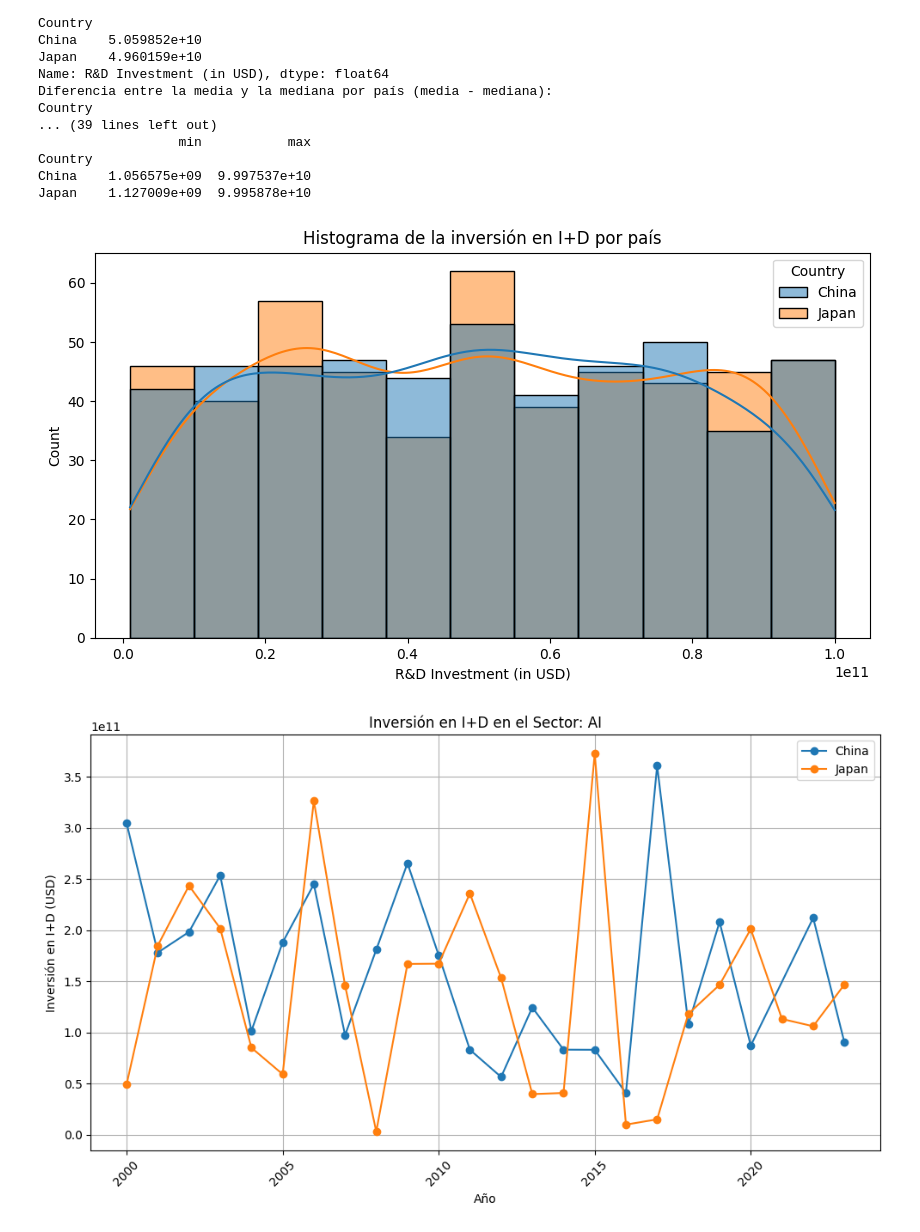
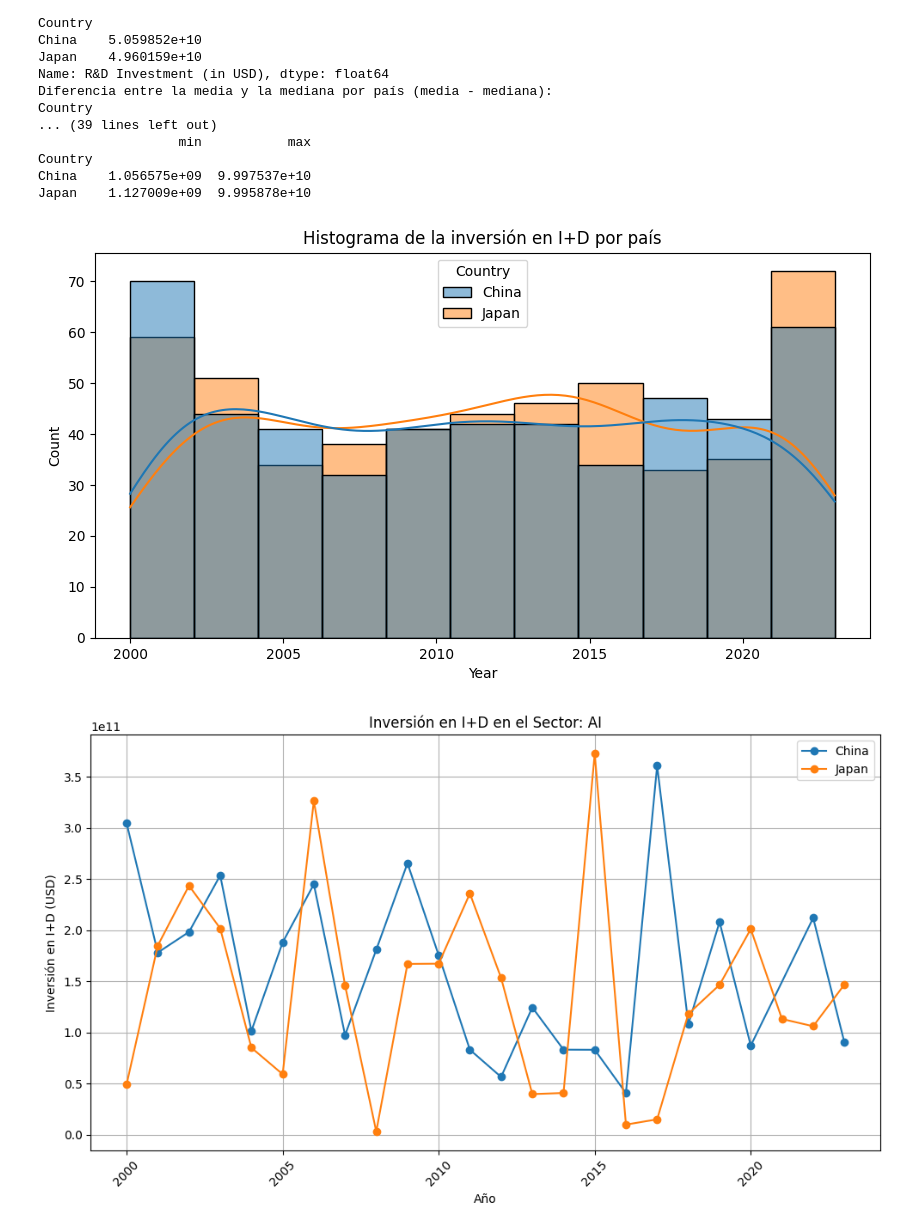
Before and after one commit to papuinoook94/JvsCH, a Jupyter notebook: JvsCH.ipynb, the cells around one changed output. Saved outputs shown, nothing was run; the diff lists cells and outputs as text; code cells hidden in the pictures.

```diff
--- a/JvsCH.ipynb
+++ b/JvsCH.ipynb
@@ -172,11 +172,11 @@ Japan    1.127009e+09  9.995878e+10
 # %%
 # Crear un histograma de la inversión en I+D por país
 plt.figure(figsize=(10, 5))
-sns.histplot(data, x='R&D Investment (in USD)', hue='Country', kde=True)
+sns.histplot(data, x='Year', hue='Country', kde=True)
 plt.title('Histograma de la inversión en I+D por país')
 plt.show()
 # %% [output]
-[figure, old version]
+[figure, new version]
 # %%
 
 # Agrupamos los datos por país, año y sector, y calcular la inversión total en I+D
```
Also changed, not shown: parts of 3 cells of this notebook, 3 other files.
